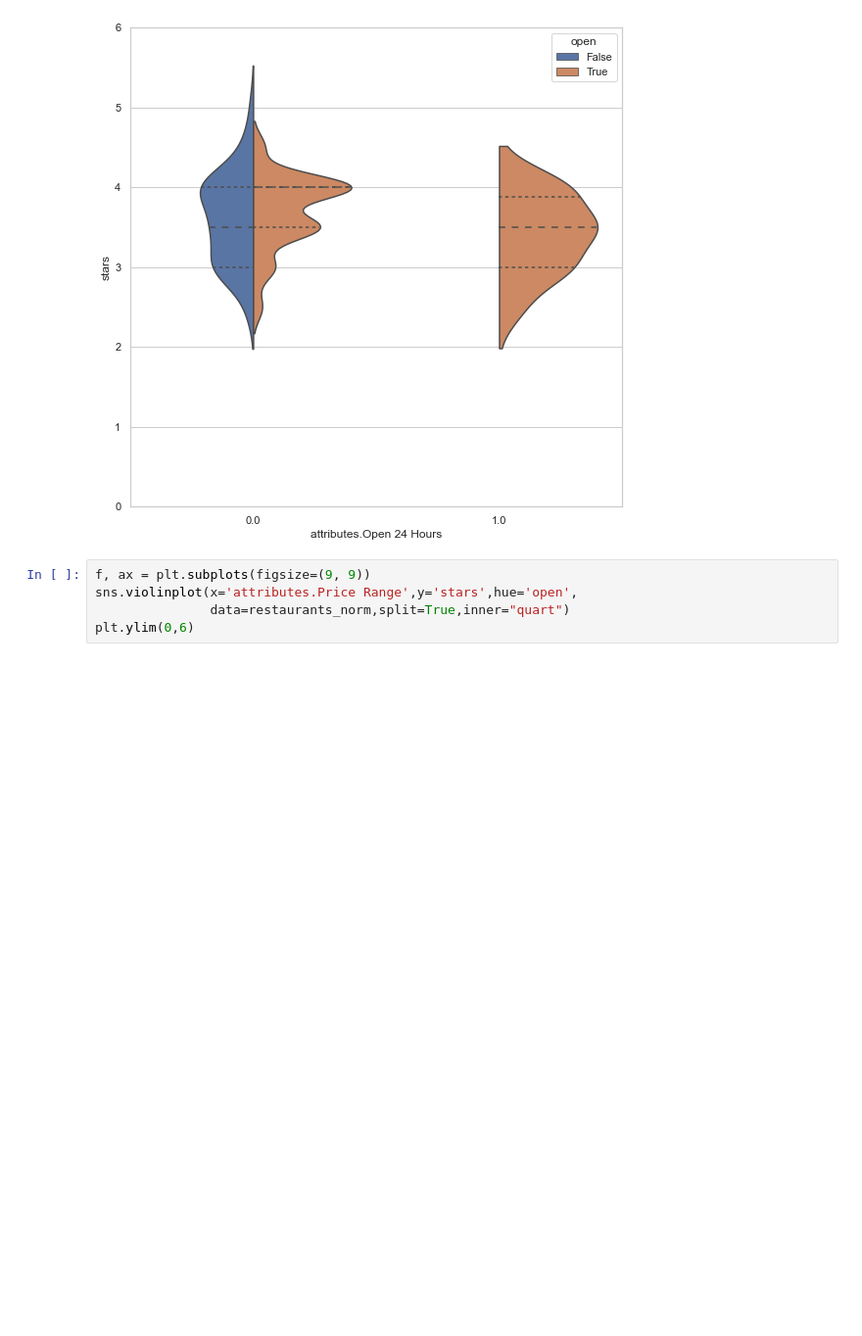
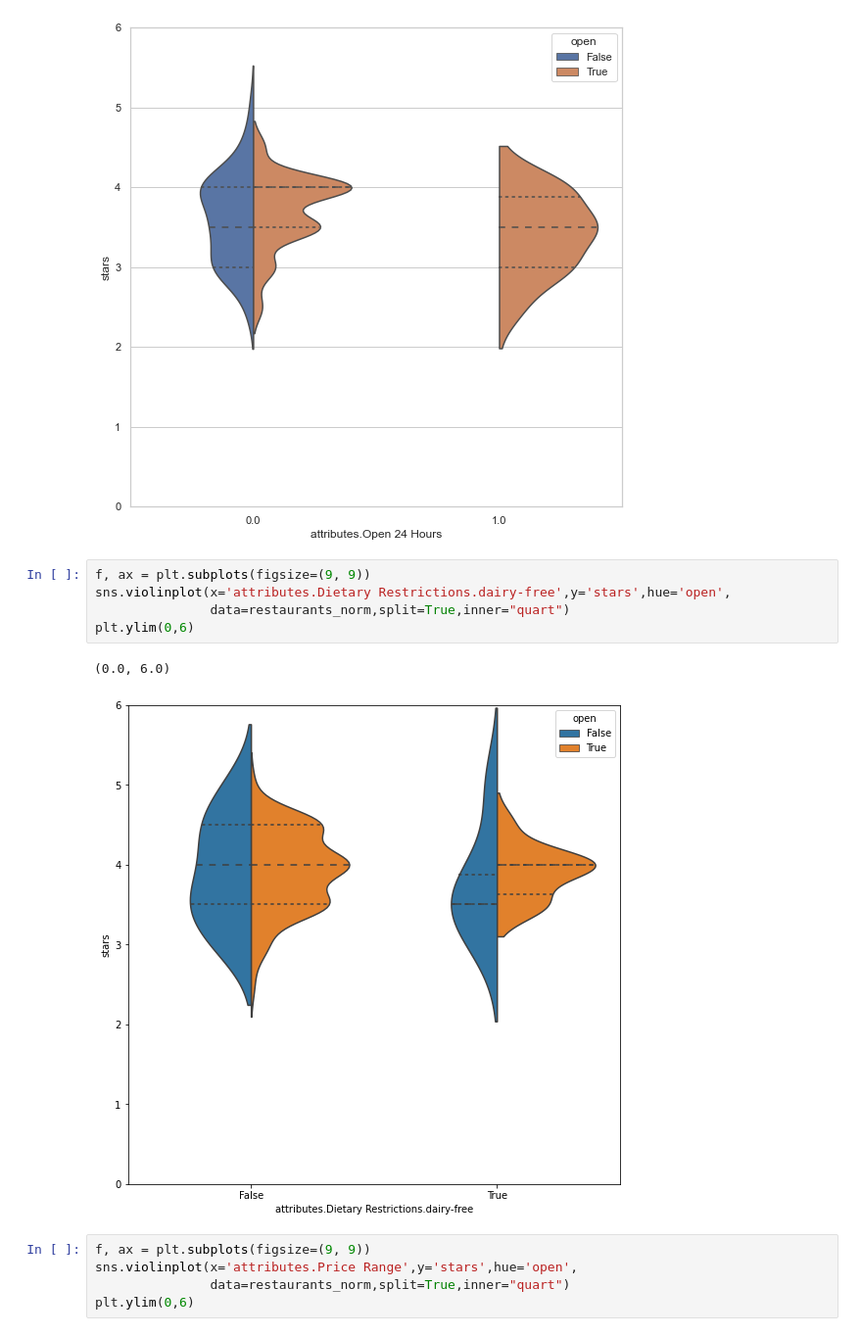
Before and after one commit to zig-zag-96/Python_Projects, a Jupyter notebook: Yelp Restaurant Analysis/2_EDA_Restaurants.ipynb, the cells around one changed output. Shown at 98% size. Drawn from its saved outputs; the diff is of its cells as text; blank space fills up the shorter version.

```diff
--- a/Yelp Restaurant Analysis/2_EDA_Restaurants.ipynb
+++ b/Yelp Restaurant Analysis/2_EDA_Restaurants.ipynb
@@ -587,6 +560,14 @@ plt.ylim(0,6)
 # %% [output]
 (0.0, 6.0)
 [figure]
+# %%
+f, ax = plt.subplots(figsize=(9, 9))
+sns.violinplot(x='attributes.Dietary Restrictions.dairy-free',y='stars',hue='open',
+               data=restaurants_norm,split=True,inner="quart")
+plt.ylim(0,6)
+# %% [output]
+(0.0, 6.0)
+[figure, added]
 # %%
 f, ax = plt.subplots(figsize=(9, 9))
 sns.violinplot(x='attributes.Price Range',y='stars',hue='open',
```
Also changed, not shown: parts of 13 cells of this notebook, 1 other file.
